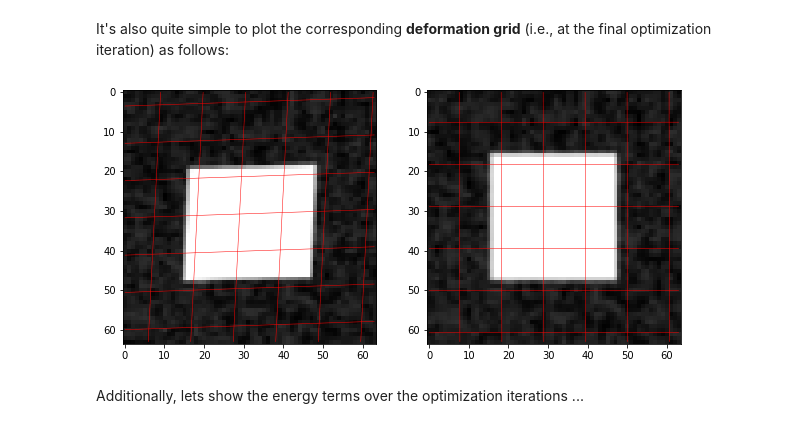
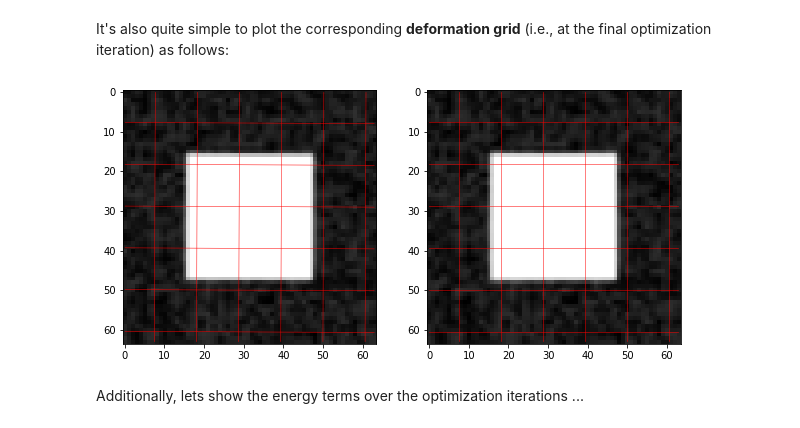
Before and after one commit to uncbiag/mermaid, a Jupyter notebook: jupyter/example_simple_interface.ipynb, the cells around one changed output. Drawn from its saved outputs; the diff is of its cells as text; code cells hidden in the pictures.

```diff
--- a/jupyter/example_simple_interface.ipynb
+++ b/jupyter/example_simple_interface.ipynb
@@ -207,16 +208,16 @@ def show_warped_with_grid(I, phi, title):
             linestyles='solid',
             linewidths=0.5)
 # %%
-i = 100
+i = 130
 plt.figure(figsize=(10,5))
 plt.subplot(121); show_warped_with_grid(h['recording'][i]['iW'],
                                         h['recording'][i]['phiWarped'],
                                         'Deformation (at iteration {})'.format(i))
 plt.subplot(122); show_warped_with_grid(h['recording'][-1]['iW'],
                                         h['recording'][-1]['phiWarped'],
                                         'Deformation (at convergence)')
 # %% [output]
-[figure, old version]
+[figure, new version]
 # %% [markdown]
 Additionally, lets show the energy terms over the optimization iterations ...
 # %%
```
Also changed, not shown: parts of 12 cells of this notebook, 6 other files.
